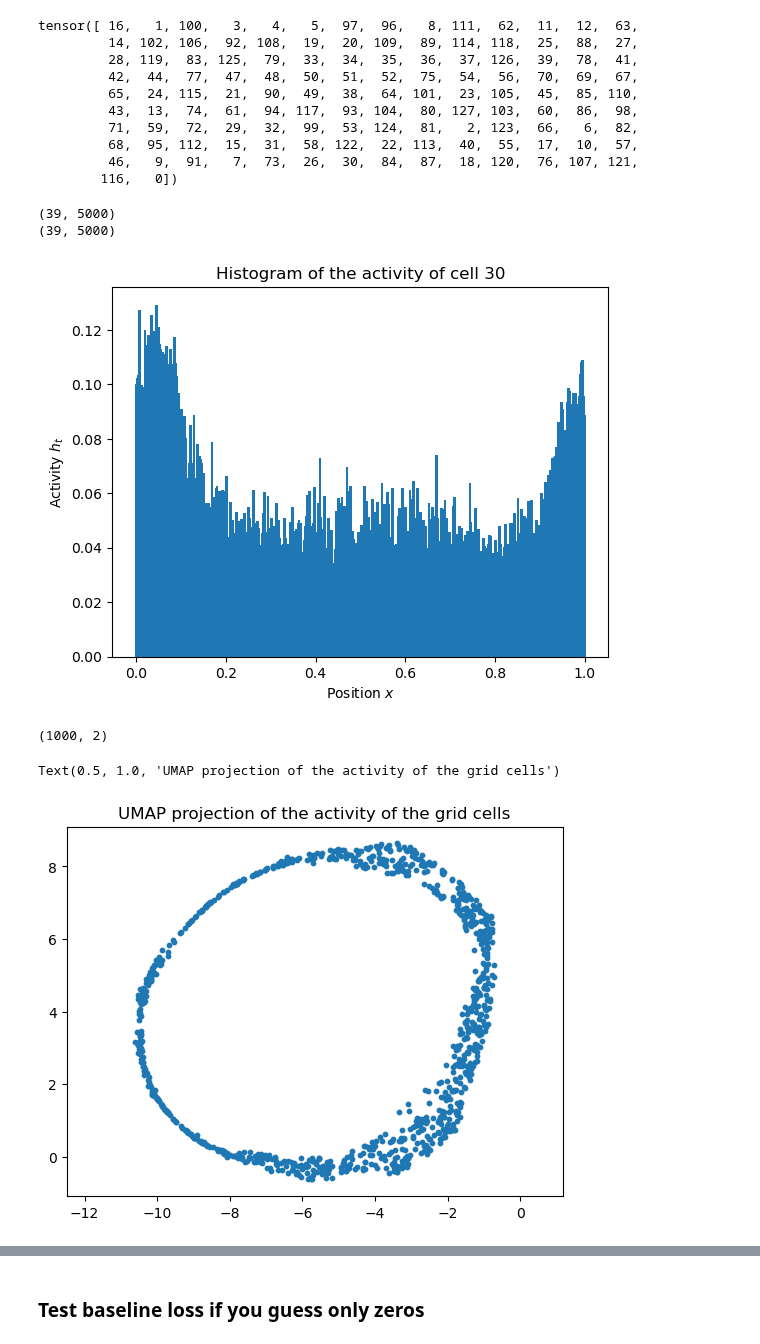
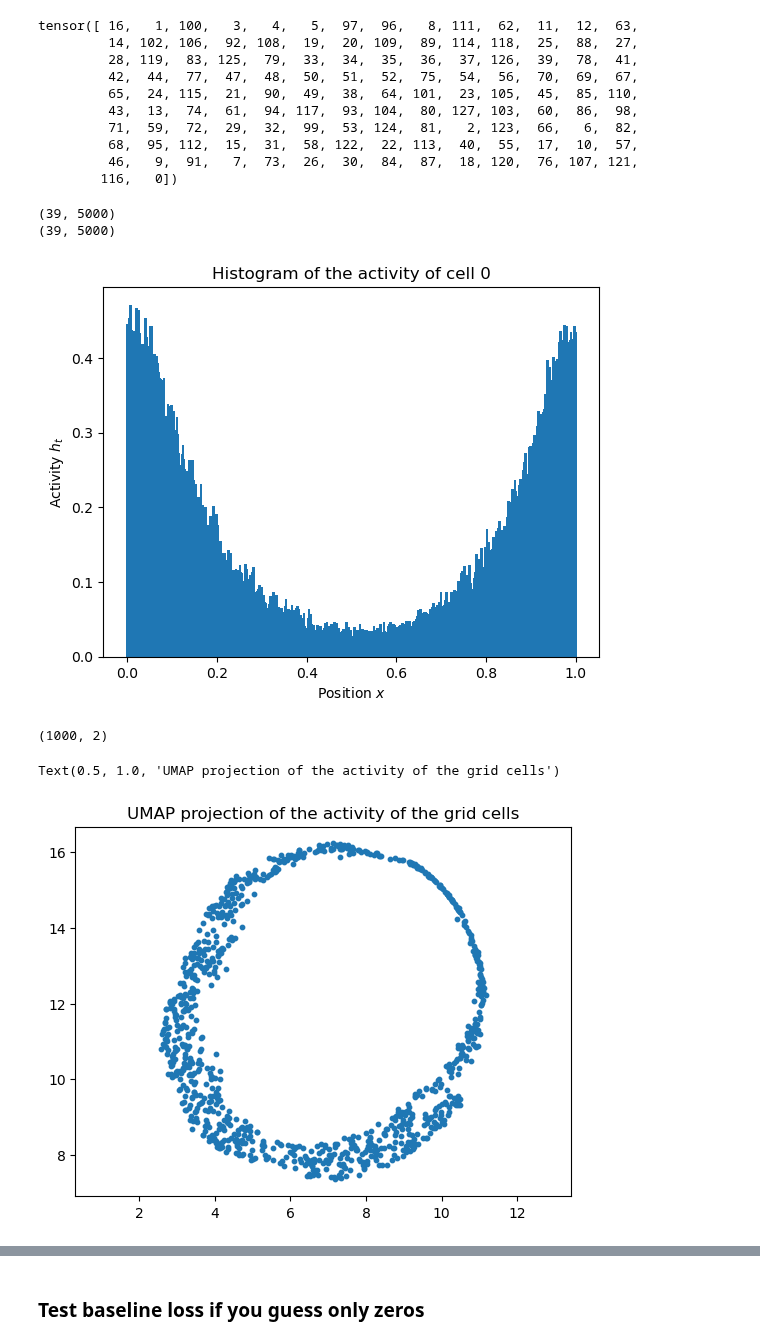
Before and after one commit to bioAI-Oslo/RNN-Adding-Problem-Representations, a Jupyter notebook: notebooks/regularized.ipynb, the cells around one changed output, grey strips where cells are left out. Cells and saved outputs as stored; diff of their text form; code cells hidden in the pictures.

```diff
--- a/notebooks/regularized.ipynb
+++ b/notebooks/regularized.ipynb
@@ -98,7 +98,7 @@ if train1:
     # model1 = torch_RNN_full_manual(input_size,t_steps,output_size,hidden_size,lr=0.001,irnn=False,outputnn=True,Wx_normalize=False,activation=False)
     # model1 = RNN_L2(input_size,t_steps,output_size,hidden_size,lr=0.001,w_decay=0.000,act_decay=1000,irnn=False,outputnn=True,Wx_normalize=False,activation=False)
     # model1 = RNN_circular_ND_pm(input_size,t_steps,output_size,hidden_size,lr=0.0001,w_decay=0.000,act_decay=0.01,irnn=True,outputnn=False,Wx_normalize=False,activation=True,rotation_init=False,bias=False)
-    model1 = RNN_circular_LowEtAl_bridged(input_size,hidden_size,lr=0.0001,irnn=True,outputnn=False,Wx_normalize=False,activation=True,bias=False,nav_space=1,batch_size=64).to(device)
+    model1 = RNN_circular_LowEtAl_bridged_reduced(input_size,hidden_size,lr=0.0001,irnn=True,outputnn=False,Wx_normalize=False,activation=True,bias=False,nav_space=1,batch_size=64,time_back=2).to(device)
     # print("Guess on the first 15 training data: ", model1(data[0:15]))
     # _ = model1.train(epochs=7000)
     _ = model1.train_gradual(epochs=3000)
@@ -205,7 +205,7 @@ hts = model1(data[0:test_batch_size],raw=True)
 
 hts = hts.cpu().detach().numpy() # Shape [t_steps, batch_size, hidden_size] = [21, 64, 128]
 
-k = 30 # What cell to see the histogram of
+k = 0 # What cell to see the histogram of
 
 hts_k = abs(hts[1:-1,:,k])
 print(hts_k.shape)
@@ -222,34 +222,34 @@ plt.xlabel(r"Position $x$")
 plt.ylabel(r"Activity $h_t$")
 plt.show()
 
 # print(hts.shape)
 
 # fig, ax = plt.subplots(32,4,subplot_kw={'projection': 'polar'})
 # fig.set_size_inches(15, 80)
 # fig.subplots_adjust(hspace=1,wspace=0.2)
 
 activity = np.zeros((128,bins))
 
 for k in tqdm(range(128)):
     # k = 103 # What cell to see the histogram of
     hts_k = abs(hts[1:-1,:,k])
     # print(hts_k.shape)
 
     # Bins equally spaced from 0 to 1 in time_steps amount of bins
     bin_means, bin_edges, binnumber = stats.binned_statistic(xs.flatten(),hts_k.flatten(),statistic='mean',bins=bins)
     activity[k,:] = bin_means
     np.nan_to_num(activity,copy=False)
     # Bar plot of the histogram
     # ax[k//4,k%4].bar(bin_edges[:-1]*2*np.pi,bin_means,width=6/bins)
     # # ax[].bar(bin_edges[:-1]*2*np.pi,bin_means,width=6/bins)
     # ax[k//4,k%4].set_title("Cell "+str(k))
     # Adjust space between subplots
 
 # plt.show()
 # %% [output]
 (39, 5000)
 (39, 5000)
-[figure, old version]
+[figure, new version]
 # %%
 import umap
 
@@ -267,7 +267,7 @@ plt.title('UMAP projection of the activity of the grid cells', fontsize=12)
 # %% [output]
 (1000, 2)
 Text(0.5, 1.0, 'UMAP projection of the activity of the grid cells')
-[figure, old version]
+[figure, new version]
 # %%
 print(model1(data[10:11]))
 print(data[10:11])
```
Also changed, not shown: parts of 12 cells of this notebook.
